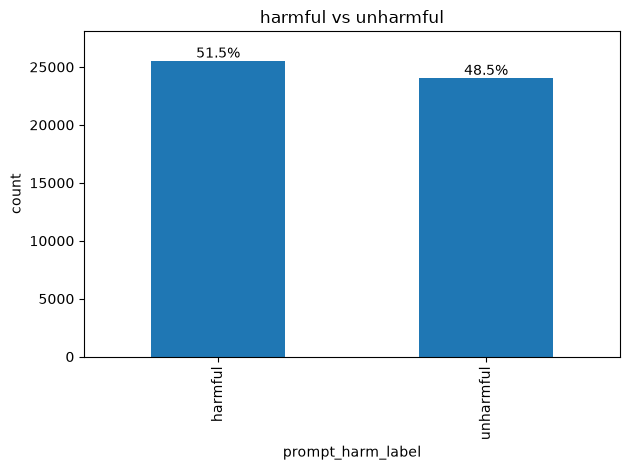
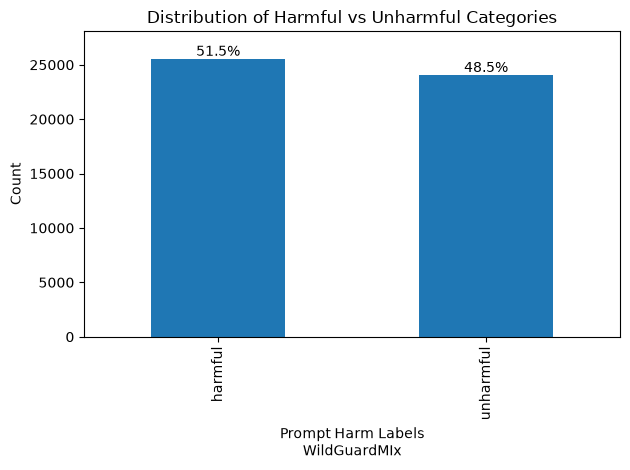
Code edit (unified diff) that turned the first committed figure into the second:
--- before
+++ after
@@ -4,8 +4,9 @@
 
 # Show distribution of harmful vs unharmful
-ax = counts.plot(kind="bar", title="harmful vs unharmful")
+ax = counts.plot(kind="bar", title="Distribution of Harmful vs Unharmful Categories")
 for i, (n, p) in enumerate(zip(counts, pct)):
     ax.text(i, n, f"{p:.1f}%", ha="center", va="bottom")
-ax.set_ylabel("count")
+ax.set_ylabel("Count")
+ax.set_xlabel("Prompt Harm Labels\nWildGuardMIx")
 ax.margins(y=.1)
 plt.tight_layout()

Commit: Updated david EDA with consolidated graph